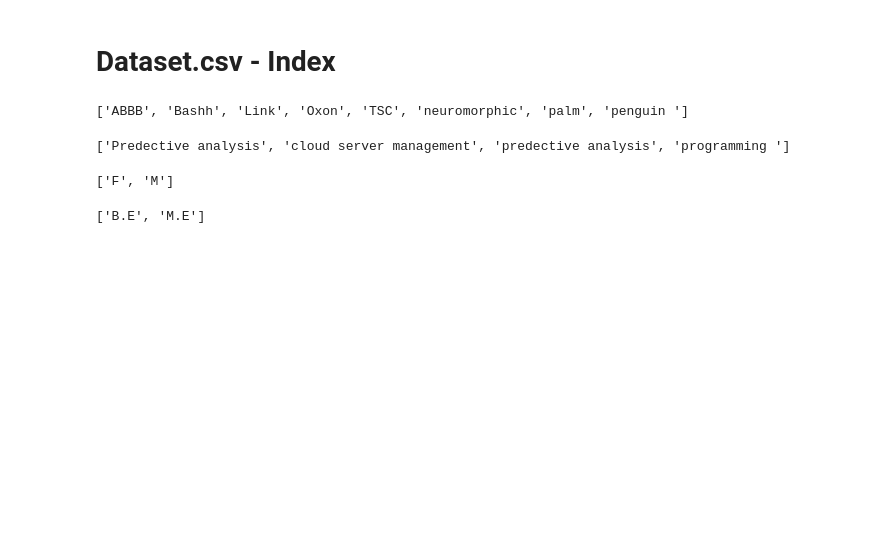
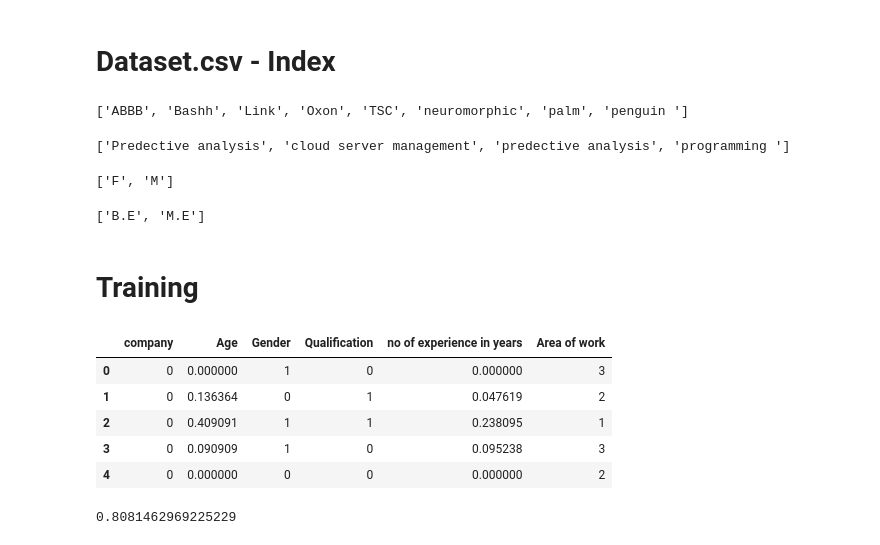
Before and after one commit to abphilip-vit/College8, a Jupyter notebook: T4/T4.ipynb, the cells around one changed output. Saved outputs shown, nothing was run; the diff lists cells and outputs as text; code cells hidden in the pictures; blank space fills up the shorter version.

```diff
--- a/T4/T4.ipynb
+++ b/T4/T4.ipynb
@@ -129,3 +129,15 @@ print(list(l3.inverse_transform([0,1])))
 print(list(l4.inverse_transform([0,1])))
 # %% [output]
 ['B.E', 'M.E']
+# %% [markdown]
+# Training
+# %%
+x = allen1.drop(['S.No','salary package per month'],axis=1)
+x.head()
+# %% [output]
+|  | company | Age | Gender | Qualification | no of experience in years | Area of work |
+| 0 | 0 | 0.000000 | 1 | 0 | 0.000000 | 3 |
+| 1 | 0 | 0.136364 | 0 | 1 | 0.047619 | 2 |
+| 2 | 0 | 0.409091 | 1 | 1 | 0.238095 | 1 |
+| 3 | 0 | 0.090909 | 1 | 0 | 0.095238 | 3 |
+| 4 | 0 | 0.000000 | 0 | 0 | 0.000000 | 2 |
@@ -131,0 +148,7 @@ print(list(l4.inverse_transform([0,1])))
+# %%
+model = LinearRegression()
+model.fit(xtrain,ytrain)
+p = model.predict(xtest)
+print(r2_score(ytest, p))
+# %% [output]
+0.8081462969225229
```
Also changed, not shown: parts of 33 cells of this notebook.
